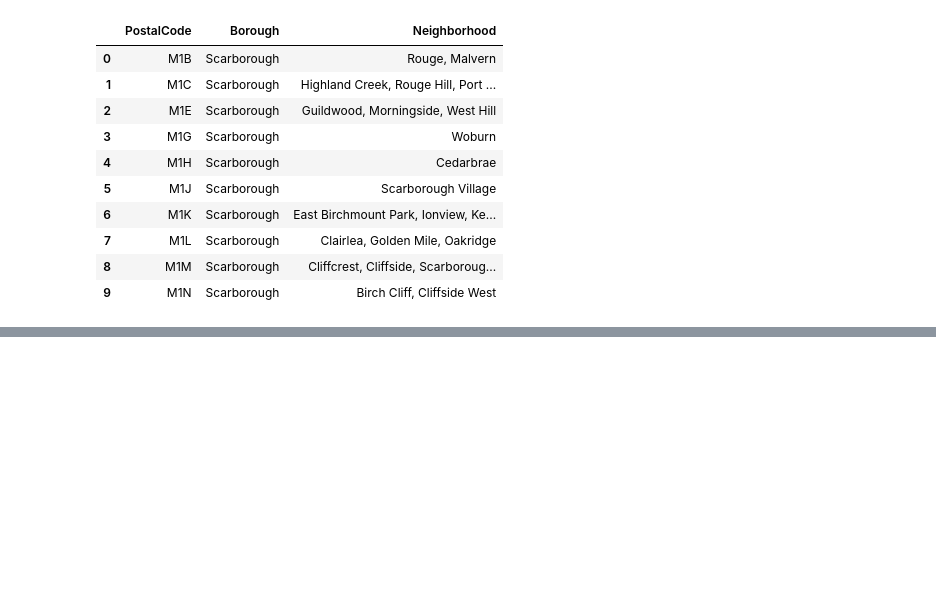
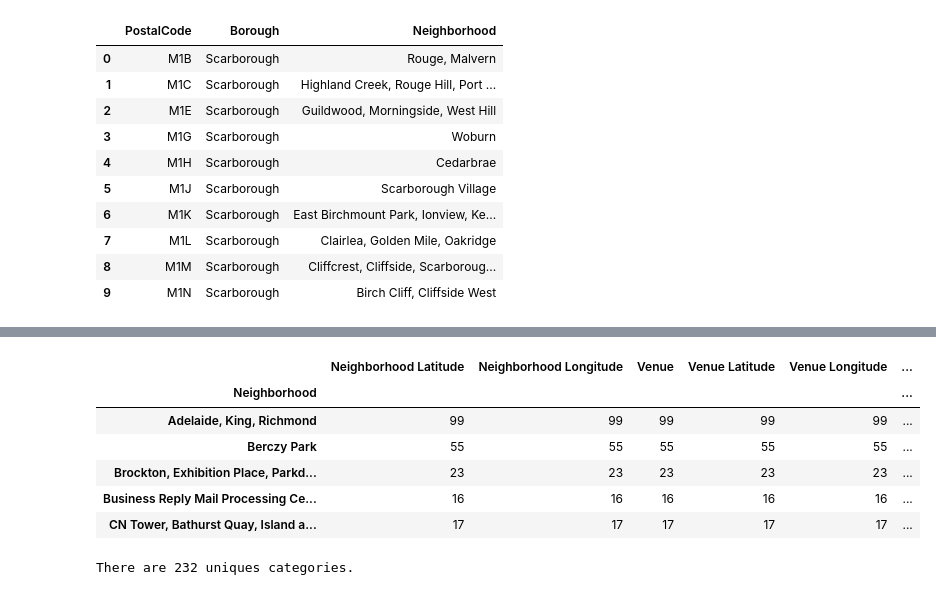
Before and after one commit to jlwalsh13/Coursera_Capstone, a Jupyter notebook: Coursera_Assignment_Toronto_Segmenting.ipynb, the cells around one changed output, grey strips where cells are left out. Saved outputs shown, nothing was run; the diff lists cells and outputs as text; code cells hidden in the pictures; blank space fills up the shorter version.

```diff
--- a/Coursera_Assignment_Toronto_Segmenting.ipynb
+++ b/Coursera_Assignment_Toronto_Segmenting.ipynb
@@ -61,0 +148,40 @@ postalcode_df.shape
+# %%
+# Retrieve venue data from Foursquare.
+venues_list=[]
+for name, lat, lng in zip(coordinate_df['Neighborhood'],
+                          coordinate_df['Latitude'],
+                          coordinate_df['Longitude']):
+
+    # create the API request URL
+    url = 'https://api.foursquare.com/v2/venues/explore?&client_id={}&client_secret={}&v={}&ll={},{}&radius={}&limit={}'.format(
+        CLIENT_ID,
+        CLIENT_SECRET,
+        VERSION,
+        lat,
+        lng,
+        radius,
+        LIMIT)
+
+    # make the GET request
+    results = requests.get(url).json()["response"]['groups'][0]['items']
+
+    # return only relevant information for each nearby venue
+    venues_list.append([(
+        name,
+        lat,
+        lng,
+        v['venue']['name'],
+        v['venue']['location']['lat'],
+        v['venue']['location']['lng'],
+        v['venue']['categories'][0]['name']) for v in results])
+
+toronto_venues = pd.DataFrame([item for venue_list in venues_list for item in venue_list])
+toronto_venues.columns = ['Neighborhood',
+                         'Neighborhood Latitude',
+                         'Neighborhood Longitude',
+                         'Venue',
+                         'Venue Latitude',
+                         'Venue Longitude',
+                         'Venue Category']
+
+toronto_venues.head()
@@ -61,0 +195,17 @@ postalcode_df.shape
+# %%
+# Remove "Neighborhood" from list of venues
+toronto_venues = toronto_venues[toronto_venues['Venue Category'] != 'Neighborhood']
+toronto_venues.groupby('Neighborhood').count().head()
+# %% [output]
+|  | Neighborhood Latitude | Neighborhood Longitude | Venue | Venue Latitude | Venue Longitude | ... |
+| Neighborhood |  |  |  |  |  | ... |
+| Adelaide, King, Richmond | 99 | 99 | 99 | 99 | 99 | ... |
+| Berczy Park | 55 | 55 | 55 | 55 | 55 | ... |
+| Brockton, Exhibition Place, Parkd... | 23 | 23 | 23 | 23 | 23 | ... |
+| Business Reply Mail Processing Ce... | 16 | 16 | 16 | 16 | 16 | ... |
+| CN Tower, Bathurst Quay, Island a... | 17 | 17 | 17 | 17 | 17 | ... |
+# %%
+# Print number of unique catagories.
+print('There are {} uniques categories.'.format(len(toronto_venues['Venue Category'].unique())))
+# %% [output]
+There are 232 uniques categories.
```
Also changed, not shown: parts of 29 cells of this notebook.
